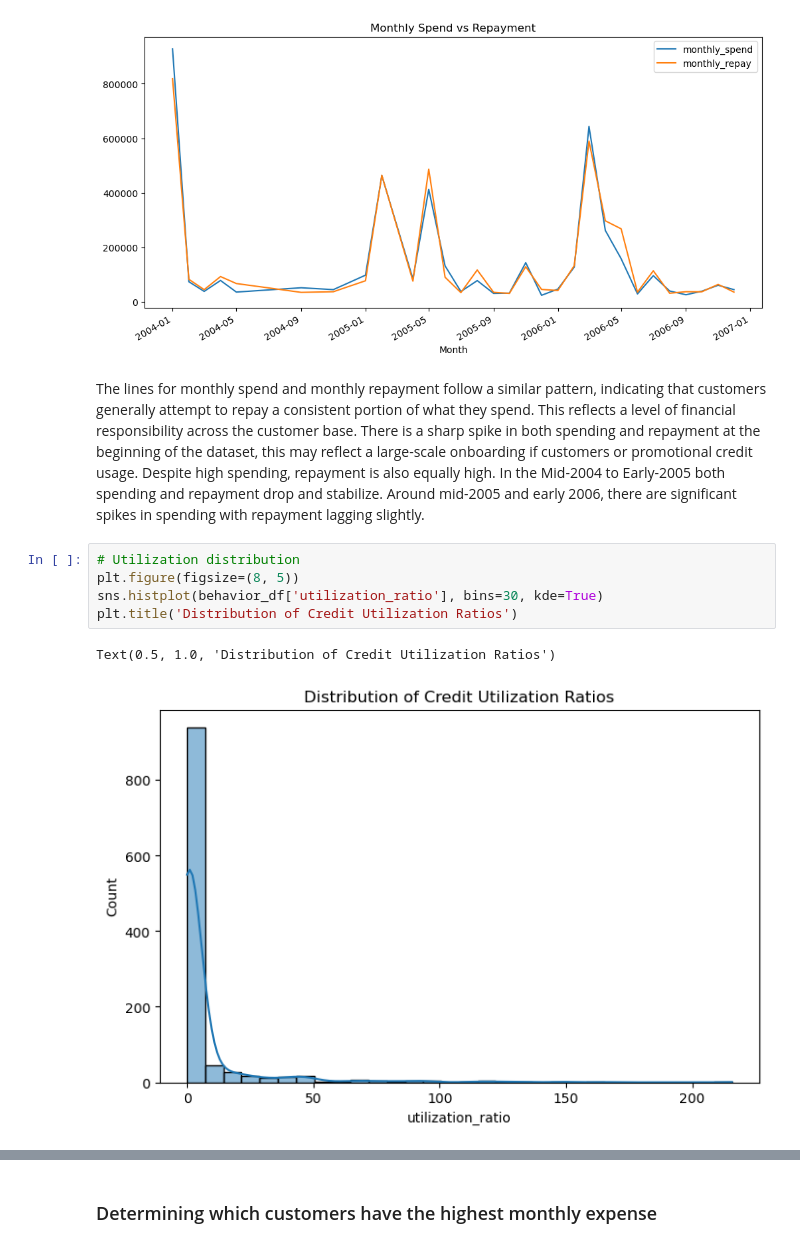
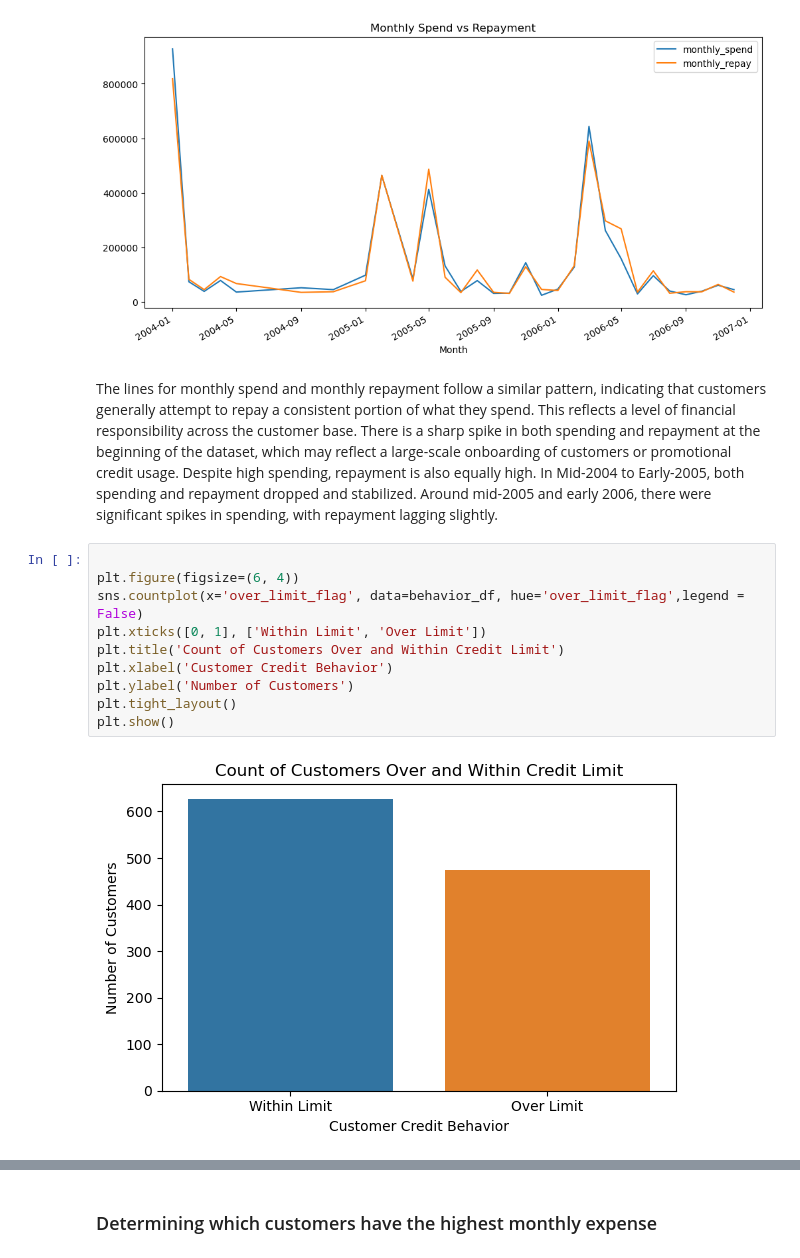
Before and after one commit to SamJcloud/Credit-Card-Analysis, a Jupyter notebook: Credit_Card_Analysis.ipynb, the cells around one changed output, grey strips where cells are left out. Cells and saved outputs as stored; diff of their text form.

```diff
--- a/Credit_Card_Analysis.ipynb
+++ b/Credit_Card_Analysis.ipynb
@@ -282,14 +293,18 @@ monthly_trend.plot(title='Monthly Spend vs Repayment', figsize=(12, 6));
 <Figure size 1000x500 with 0 Axes>
 [figure]
 # %% [markdown]
-The lines for monthly spend and monthly repayment follow a similar pattern, indicating that customers generally attempt to repay a consistent portion of what they spend. This reflects a level of financial responsibility across the customer base. There is a sharp spike in both spending and repayment at the beginning of the dataset, this may reflect a large-scale onboarding if customers or promotional credit usage. Despite high spending, repayment is also equally high.
-In the Mid-2004 to Early-2005 both spending and repayment drop and stabilize.
-Around mid-2005 and early 2006, there are significant spikes in spending with repayment lagging slightly.
+The lines for monthly spend and monthly repayment follow a similar pattern, indicating that customers generally attempt to repay a consistent portion of what they spend. This reflects a level of financial responsibility across the customer base. There is a sharp spike in both spending and repayment at the beginning of the dataset, which may reflect a large-scale onboarding of customers or promotional credit usage. Despite high spending, repayment is also equally high.
+In Mid-2004 to Early-2005, both spending and repayment dropped and stabilized.
+Around mid-2005 and early 2006, there were significant spikes in spending, with repayment lagging slightly.
-# %%
-# Utilization distribution
-plt.figure(figsize=(8, 5))
-sns.histplot(behavior_df['utilization_ratio'], bins=30, kde=True)
-plt.title('Distribution of Credit Utilization Ratios')
-# %% [output]
-Text(0.5, 1.0, 'Distribution of Credit Utilization Ratios')
-[figure, removed]
+# %%
+
+plt.figure(figsize=(6, 4))
+sns.countplot(x='over_limit_flag', data=behavior_df, hue='over_limit_flag',legend = False)
+plt.xticks([0, 1], ['Within Limit', 'Over Limit'])
+plt.title('Count of Customers Over and Within Credit Limit')
+plt.xlabel('Customer Credit Behavior')
+plt.ylabel('Number of Customers')
+plt.tight_layout()
+plt.show()
+# %% [output]
+[figure, added]
```
Also changed, not shown: parts of 18 cells of this notebook.
